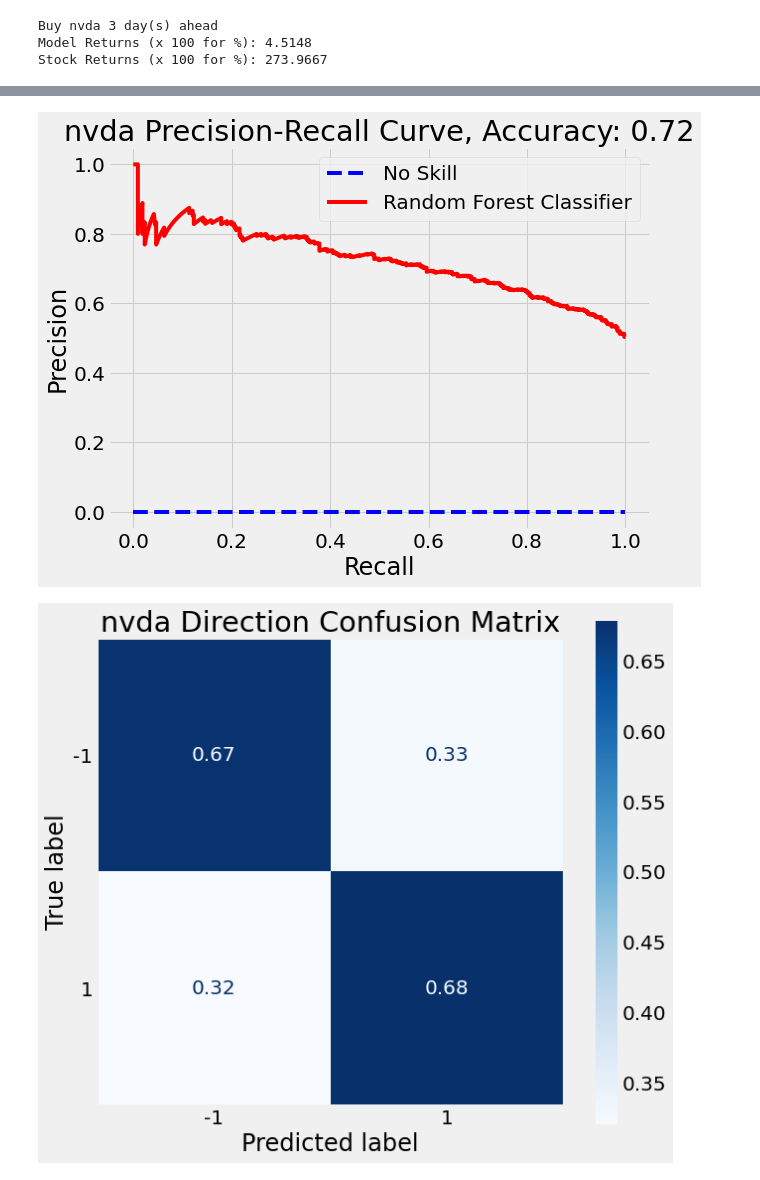
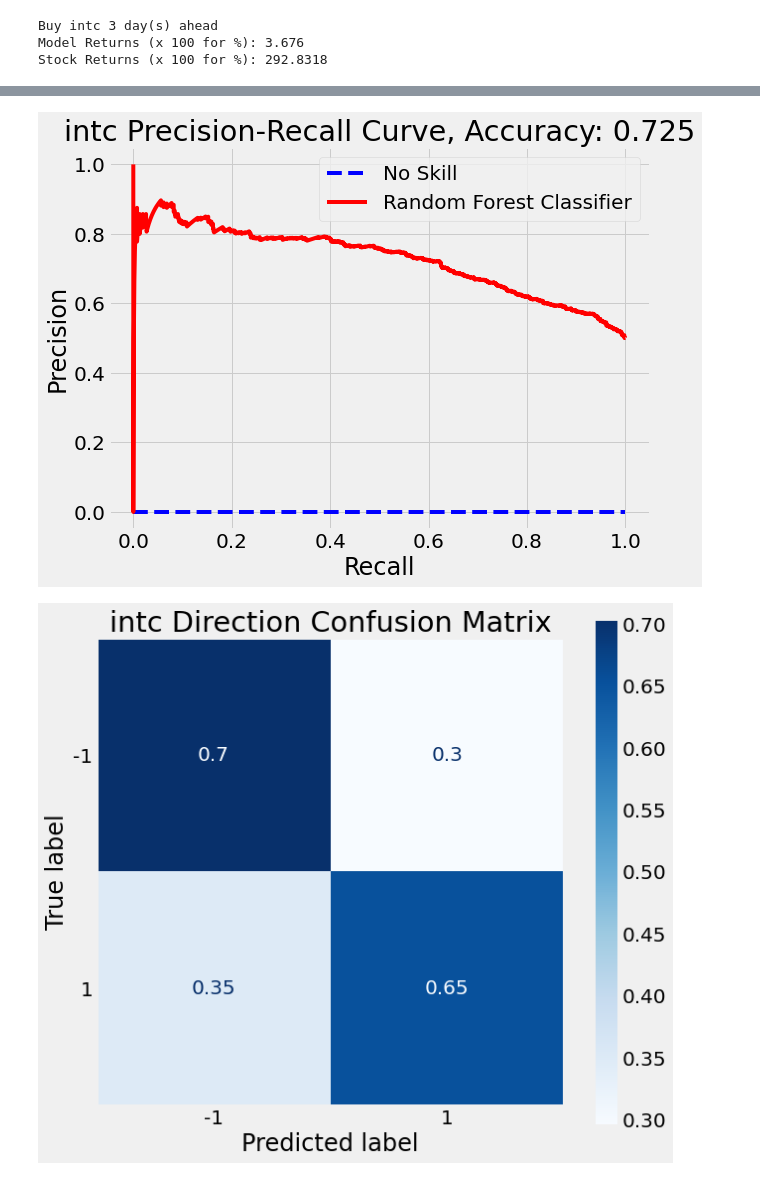
Before and after one commit to yuchild/next_n_day_stock_prediction_simple, a Jupyter notebook: testing.ipynb, the cells around one changed output, grey strips where cells are left out. Drawn from its saved outputs; the diff is of its cells as text; code cells hidden in the pictures.

```diff
--- a/testing.ipynb
+++ b/testing.ipynb
@@ -210,5 +227,5 @@ Stock Returns (x 100 for %): 273.9667
 # %%
-stock_name = 'nvda'
+stock_name = 'intc'
 fn.all_func(stock_name
            , start_dates[stock_name]
            , days_ahead = 3
@@ -216,6 +233,6 @@ fn.all_func(stock_name
            , days_back = 1
           )
 # %% [output]
-Buy nvda 3 day(s) ahead
-Model Returns (x 100 for %): 4.5148
-Stock Returns (x 100 for %): 273.9667
+Buy intc 3 day(s) ahead
+Model Returns (x 100 for %): 3.676
+Stock Returns (x 100 for %): 292.8318
@@ -224,3 +241,3 @@ Stock Returns (x 100 for %): 273.9667
-[figure, old version]
+[figure, new version]
-[figure, old version]
+[figure, new version]
 # %%
```
Also changed, not shown: parts of 6 cells of this notebook, 56 other files.
